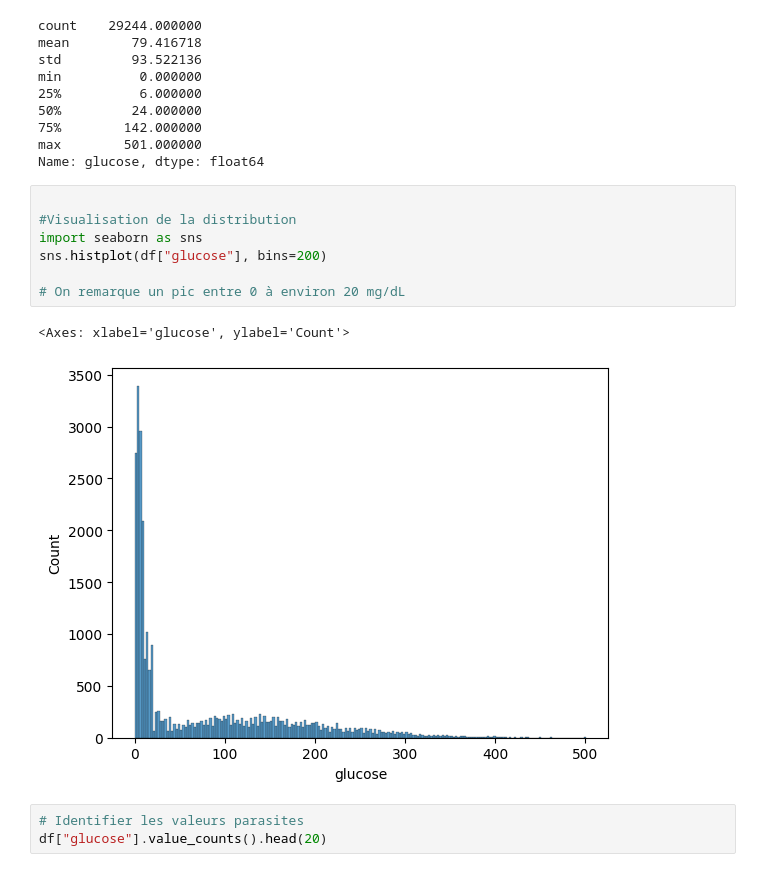
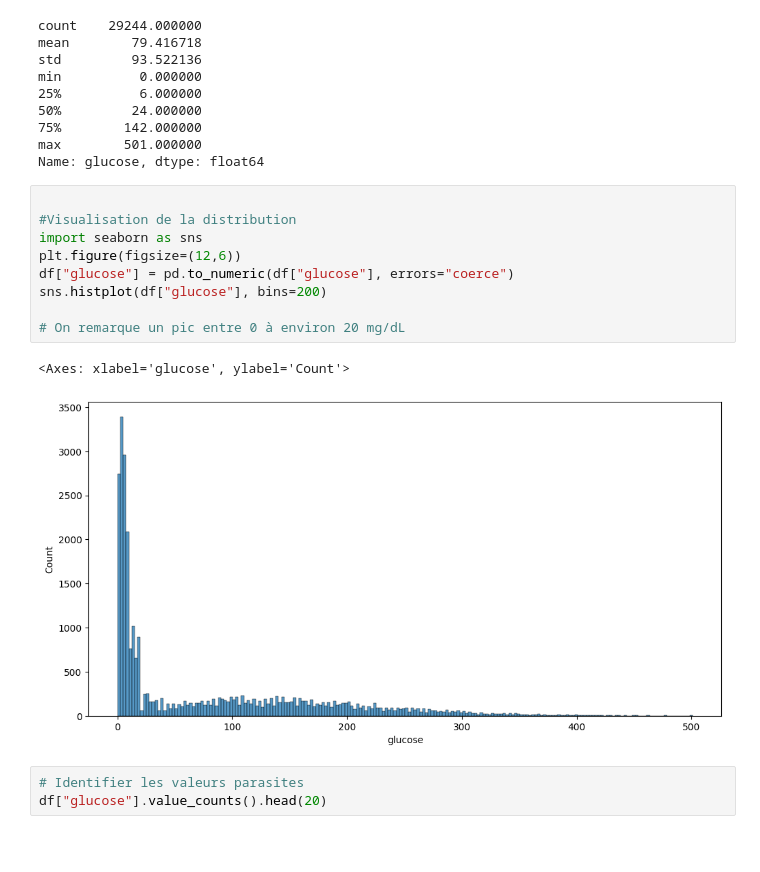
Before and after one commit to John-dotcom-cyber/glycemic-forecasting-study, a Jupyter notebook: preprocessing_data.ipynb, the cells around one changed output. Cells and saved outputs as stored; diff of their text form; blank space fills up the shorter version.

```diff
--- a/preprocessing_data.ipynb
+++ b/preprocessing_data.ipynb
@@ -32,13 +32,15 @@ Name: glucose, dtype: float64
 # %%
 
 #Visualisation de la distribution
 import seaborn as sns
+plt.figure(figsize=(12,6))
+df["glucose"] = pd.to_numeric(df["glucose"], errors="coerce")
 sns.histplot(df["glucose"], bins=200)
 
 # On remarque un pic entre 0 à environ 20 mg/dL
 # %% [output]
 <Axes: xlabel='glucose', ylabel='Count'>
-[figure, old version]
+[figure, new version]
 # %%
 # Identifier les valeurs parasites
 df["glucose"].value_counts().head(20)
```
Also changed, not shown: parts of 5 cells of this notebook, 5 other files.
